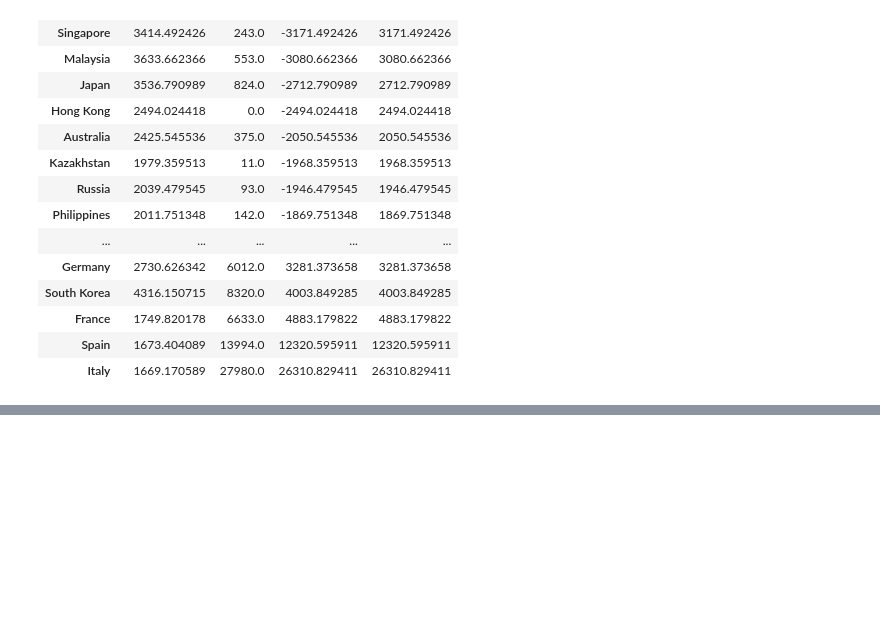
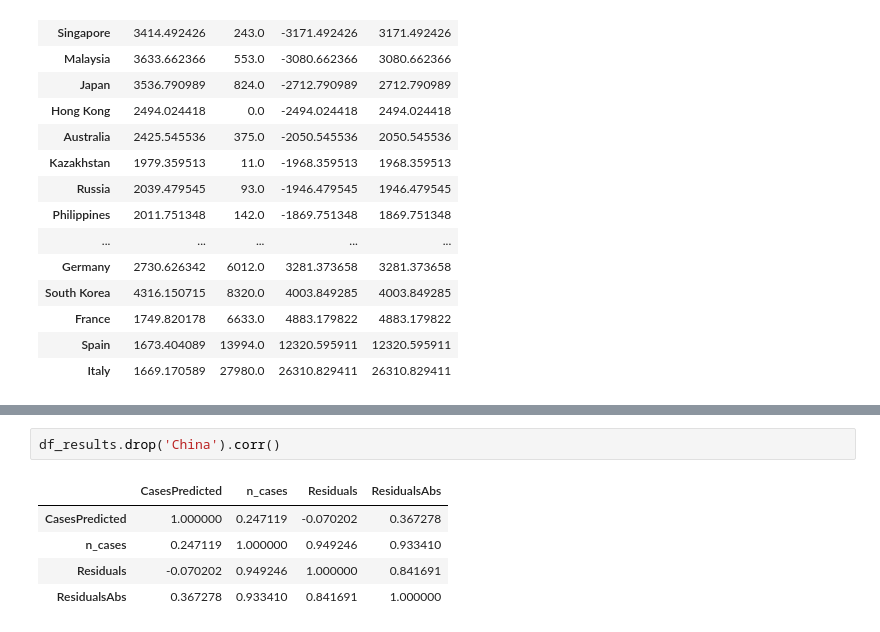
Before and after one commit to paulagiovanna/IC---Covid19-Random-Walk, a Jupyter notebook: random_walk_celso.ipynb, the cells around one changed output, grey strips where cells are left out. Drawn from its saved outputs; the diff is of its cells as text; blank space fills up the shorter version.

```diff
--- a/random_walk_celso.ipynb
+++ b/random_walk_celso.ipynb
@@ -339,0 +350,8 @@ df_results.sort_values('Residuals')
+# %%
+df_results.drop('China').corr()
+# %% [output]
+|  | CasesPredicted | n_cases | Residuals | ResidualsAbs |
+| CasesPredicted | 1.000000 | 0.247119 | -0.070202 | 0.367278 |
+| n_cases | 0.247119 | 1.000000 | 0.949246 | 0.933410 |
+| Residuals | -0.070202 | 0.949246 | 1.000000 | 0.841691 |
+| ResidualsAbs | 0.367278 | 0.933410 | 0.841691 | 1.000000 |
```
Also changed, not shown: parts of 8 cells of this notebook.
